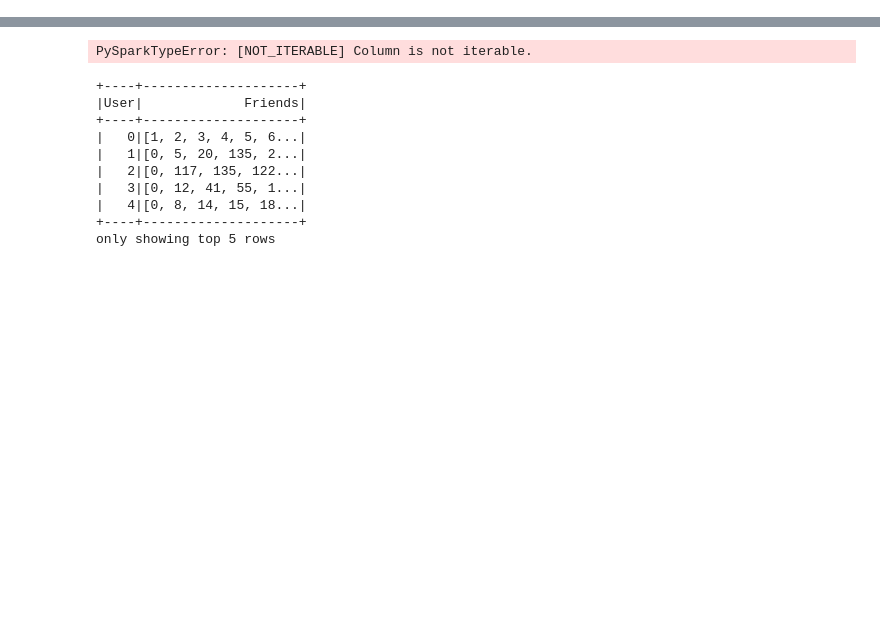
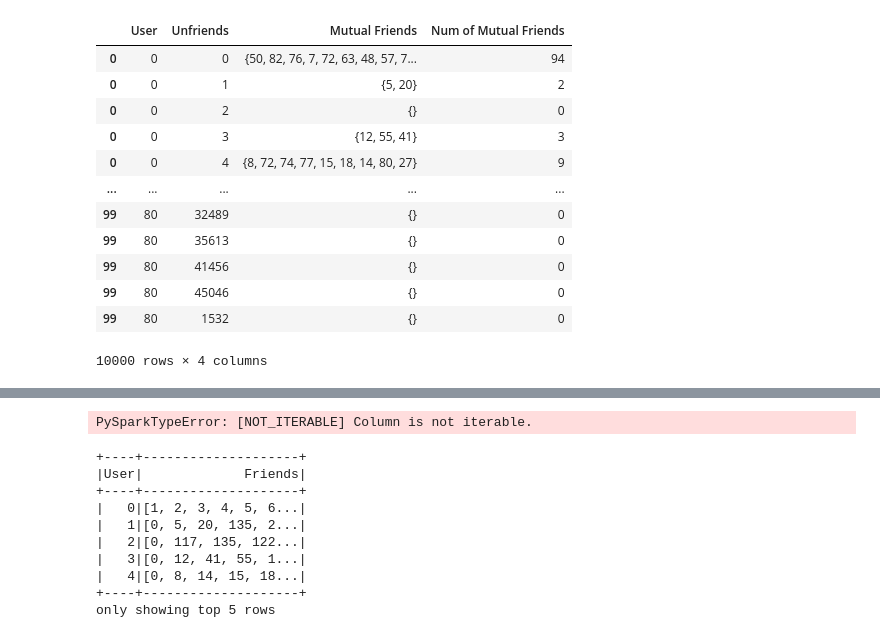
Before and after one commit to WenhaoP/CSE-547, a Jupyter notebook: HW1/main.ipynb, the cells around one changed output, grey strips where cells are left out. Saved outputs shown, nothing was run; the diff lists cells and outputs as text; code cells hidden in the pictures; blank space fills up the shorter version.

```diff
--- a/HW1/main.ipynb
+++ b/HW1/main.ipynb
@@ -43,0 +27,10 @@ only showing top 5 rows
+# %%
+friend = spark.read.csv("hw1-bundle/hw1-bundle/q1/data/soc-LiveJournal1Adj.txt", sep='\t')
+friend = friend.toPandas()
+friend = friend.rename({'_c0': 'User', '_c1': 'Friends'}, axis = 1)
+friend['User'] = friend['User'].astype(int)
+friend['Friends'] = friend['Friends'].apply(lambda x: set([]) if (x is None) else set(x.split(','))) # split the index of friends into list
+no_friend = friend[friend['Friends'].apply(len) == 0].rename({'Friends': 'Recommendations'}, axis = 1) # filter users who have no friend
+friend = friend[friend['Friends'].apply(len) > 0] # filter users who have at least one friend
+friend = friend.iloc[:100,] # FIX ME: SUBSAMPLING
+friend
@@ -43,0 +90,16 @@ only showing top 5 rows
+# %%
+unfriend
+# %% [output]
+|  | User | Unfriends | Mutual Friends | Num of Mutual Friends |
+| 0 | 0 | 0 | {50, 82, 76, 7, 72, 63, 48, 57, 7... | 94 |
+| 0 | 0 | 1 | {5, 20} | 2 |
+| 0 | 0 | 2 | {} | 0 |
+| 0 | 0 | 3 | {12, 55, 41} | 3 |
+| 0 | 0 | 4 | {8, 72, 74, 77, 15, 18, 14, 80, 27} | 9 |
+| ... | ... | ... | ... | ... |
+| 99 | 80 | 32489 | {} | 0 |
+| 99 | 80 | 35613 | {} | 0 |
+| 99 | 80 | 41456 | {} | 0 |
+| 99 | 80 | 45046 | {} | 0 |
+| 99 | 80 | 1532 | {} | 0 |
+10000 rows × 4 columns
```
Also changed, not shown: parts of 17 cells of this notebook.
